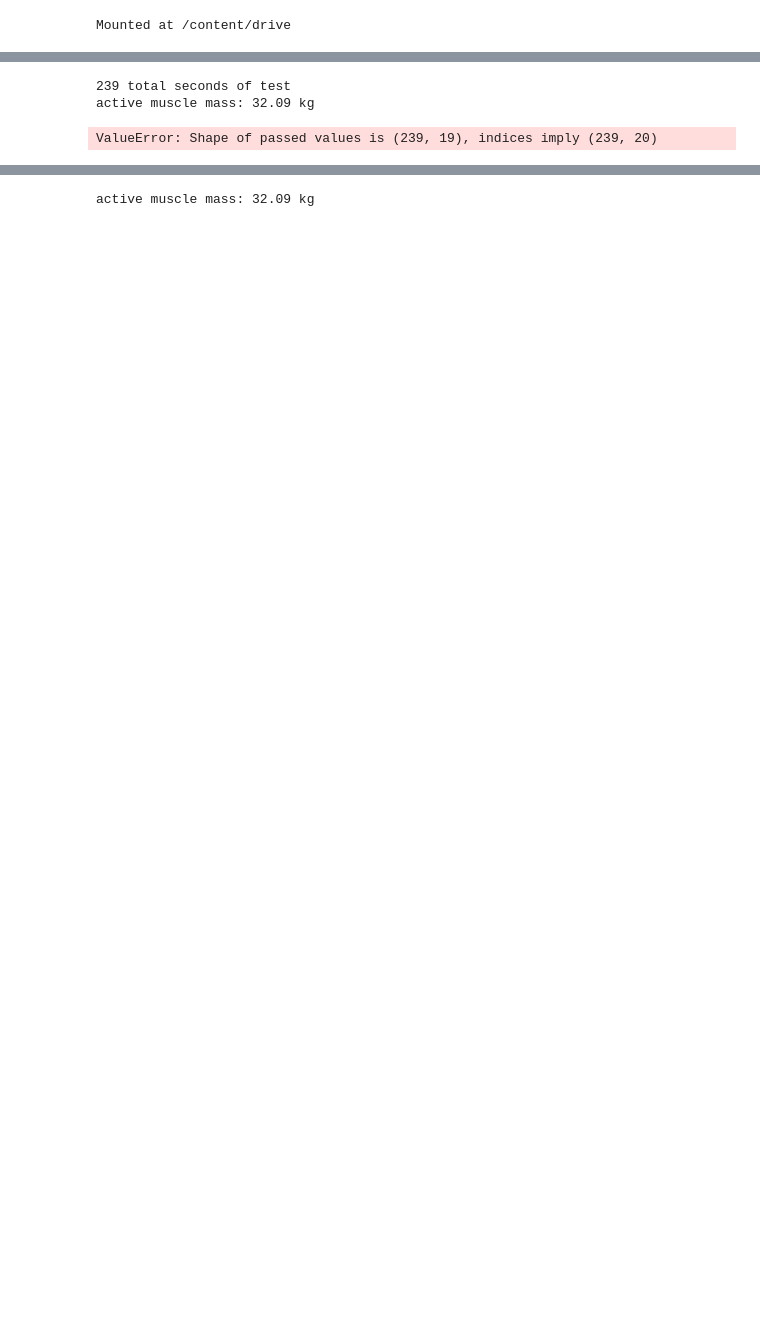
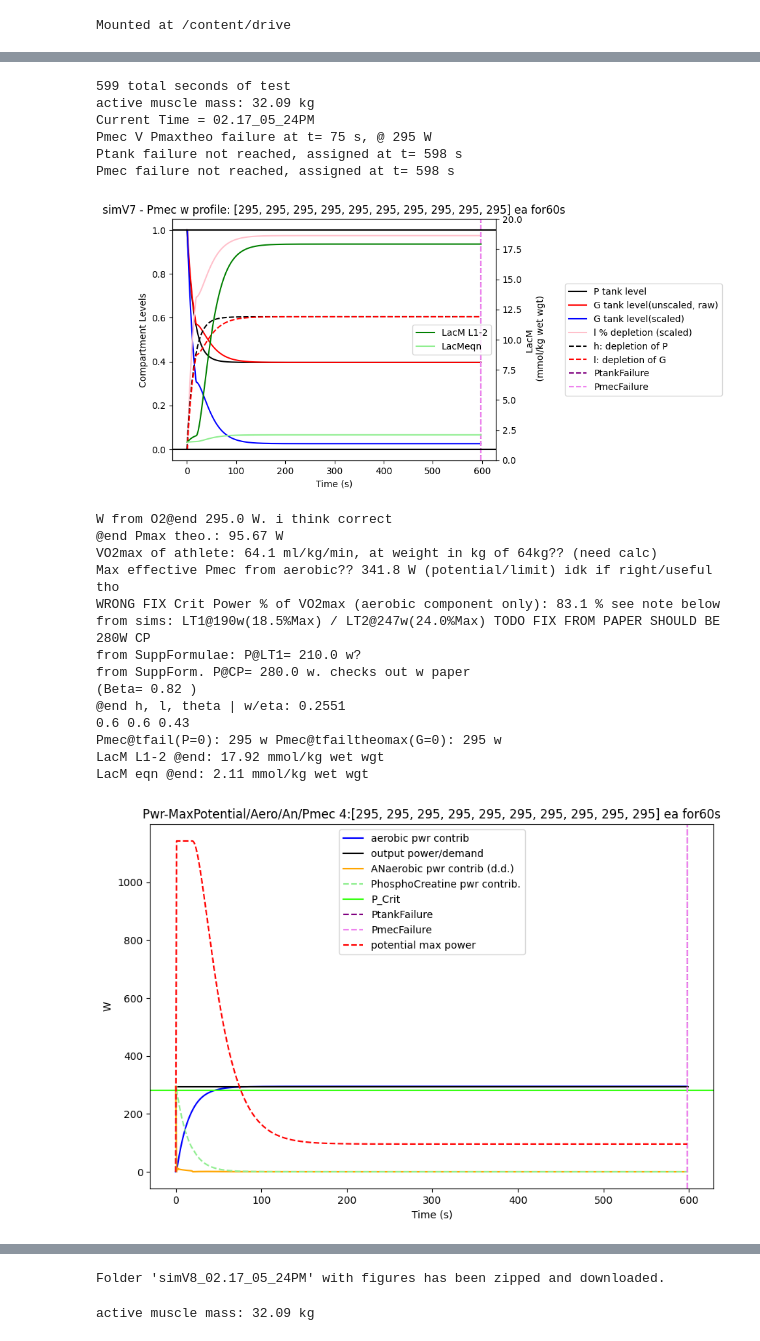
Before and after one commit to Emberflurry/Boillet_DT_Sim_v1, a Jupyter notebook: boilletmain_setup2_sanitized.ipynb, the cells around one changed output, grey strips where cells are left out. Saved outputs shown, nothing was run; the diff lists cells and outputs as text; code cells hidden in the pictures; blank space fills up the shorter version.

```diff
--- a/boilletmain_setup2_sanitized.ipynb
+++ b/boilletmain_setup2_sanitized.ipynb
@@ -125,8 +125,8 @@ P_height = 1
 #numbers = [400,500]
 #numbers = [170,210,250,280,320,400,500]
 numbers = [200,200,200]
-numbers = [224,224,224,224]
-#numbers = [295,295,295,295,295,295,295,295,295,295]
+#numbers = [224,224,224,224]
+numbers = [295,295,295,295,295,295,295,295,295,295]
 reps = 60
 repeated_numbers = np.repeat(numbers, reps)
 repeated_list = repeated_numbers.tolist()
@@ -142,11 +142,11 @@ m_muscle = 1000 * AP / (C3 * PCmax)
 print('active muscle mass:',round(m_muscle,2),'kg')
 
 dl_dt_init = 0 #given in suppP1
-df1 = pd.DataFrame(np.zeros((duration, 19)),
+df1 = pd.DataFrame(np.zeros((duration, 21)),
                    columns=['h', 'l', 'Pmec', 'Pphys', 'P', 'G','Po2','Pmaxtheo',
                             'Failure',"G %(rel.)",'Lreal','LacM','LacM_eqn',
                             'VO2_eqn','VO2_eqn_adj','l %(rel.)','LacM_lrel',
-                            'dl_dt','dh_dt','PC'])
+                            'dl_dt','dh_dt','PC','Ppc'])
 df1.loc[0, 'h'] = h_init
 df1.loc[0, 'l'] = l_init
 df1.loc[0,'l %(rel.)'] = l_init #fix to relative?
@@ -277,8 +277,8 @@ for i in range(1, duration):
     dl_dt_rel = l_rel_curr - l_rel_prev
     #Pmax_theo_t_curr = df1.loc[i,'Pmaxtheo']
 
-    df1.loc[i,'PC'] = (h_curr*AP*1000) / (C3*m_muscle)
-
+    df1.loc[i,'PC'] = ((1-h_curr)*AP*1000) / (C3*m_muscle) #in mmol/kg wet weight i think
+    df1.loc[i,'Ppc'] = (df1.loc[i-1,'PC'] - df1.loc[i,'PC']) * m_muscle * C3 * eta #in Watts i think
     ATcor = 11
     AGcor = 28.5
     #AGadd = .05
@@ -417,10 +417,13 @@ plt.show()
 print("W from O2@end",round(df1.loc[duration-1,'Po2'],1),"W. i think correct")
 plt.close()
 
+neongreen = '#39FF14'
 plt.figure(figsize=(10, 6.5))
-plt.plot(df1['Po2'],color='blue',label='aerobic power contrib')
-plt.plot(repeated_list, color='black',label="output power")
-plt.plot(repeated_list[0:-1] - df1['Po2'], color='orange',label='ANaerobic pwr contrib (d.d.)' )
+plt.plot(df1['Po2'],color='blue',label='aerobic pwr contrib')
+plt.plot(repeated_list, color='black',label="output power/demand")
+plt.plot(repeated_list[0:-1] - df1['Po2'] - df1['Ppc'], color='orange',label='ANaerobic pwr contrib (d.d.)' )
+plt.plot(df1['Ppc'],color='lightgreen',linestyle='--',label='PhosphoCreatine pwr contrib.')
+plt.axhline(eta*((1-lamb)/( (1-phi)+(MO/MP)*(1-theta-lamb) ))*MO*1000,color=neongreen,label='P_Crit')
 
 plt.axvline(t_fail, linestyle='--', color='purple', label='PtankFailure')
 plt.axvline(t_fail_maxpwr, linestyle='--', color='violet', label='PmecFailure')
@@ -432,32 +435,51 @@ plt.legend()
 plt.title('Pwr-MaxPotential/Aero/An/Pmec 4:'+ str(numbers) + ' ea for' + str(reps) + 's')
 print("VO2max of athlete:",round((param_c1['MO']*1000)/C1,1), "ml/kg/min, at weight in kg of 64kg?? (need calc)")
 print("Max effective Pmec from aerobic??",
       round(((param_c1['MO']*1000*param_c1['eta']))  ,1),
       "W (potential/limit) idk if right/useful tho") # i think this is correct to show max mech watts from aerobic pwr
 print("WRONG FIX Crit Power % of VO2max (aerobic component only):",
       round(100*param_c1['MO']*(1-param_c1['lamb']),1),"% see note below")
 print("from sims: LT1@190w(18.5%Max) / LT2@247w(24.0%Max) TODO FIX FROM PAPER SHOULD BE 280W CP")
 print('from SuppFormulae: P@LT1=',round(1000*eta*MO*(theta/(1-phi)),1),"w?")
 print('from SuppForm. P@CP=',round(eta*((1-lamb)/( (1-phi)+(MO/MP)*(1-theta-lamb) ))*MO*1000,1),'w. checks out w paper')
 print('(Beta=',round((1-lamb)/( (1-phi)+(MO/MP)*(1-theta-lamb) ),2),')')
 print('@end h, l, theta | w/eta:',str(eta))
 print(round(df1.loc[duration-1,'h'],2),round(df1.loc[duration-1,'l'],2),param_c1['theta'])
 print('Pmec@tfail(P=0):',repeated_list[t_fail],'w','Pmec@tfailtheomax(G=0):',repeated_list[t_fail_maxpwr],'w')
 print('LacM L1-2 @end:',round(df1.loc[duration-1,'LacM'],2),'mmol/kg wet wgt')
 print('LacM eqn @end:',round(df1.loc[duration-1,'LacM_eqn'],2),'mmol/kg wet wgt')
 plt.savefig(power_filename)
 plt.show()
 plt.close()
 #depr files.download(power_filename)
 #depr files.download(tank_filename)
 
 zip_filename = f"/content/{folder_name}.zip"
 shutil.make_archive(output_folder, 'zip', output_folder)
 # Step 6: Download the zipped folder to your computer
 from google.colab import files
 files.download(zip_filename)
 print(f"Folder '{folder_name}' with figures has been zipped and downloaded.")
 # %% [output]
-239 total seconds of test
+599 total seconds of test
 active muscle mass: 32.09 kg
+Current Time = 02.17_05_24PM
+Pmec V Pmaxtheo failure at t= 75 s, @ 295 W
+Ptank failure not reached, assigned at t= 598 s
+Pmec failure not reached, assigned at t= 598 s
+[figure, added]
-ValueError: Shape of passed values is (239, 19), indices imply (239, 20)
+W from O2@end 295.0 W. i think correct
+@end Pmax theo.: 95.67 W
+VO2max of athlete: 64.1 ml/kg/min, at weight in kg of 64kg?? (need calc)
+Max effective Pmec from aerobic?? 341.8 W (potential/limit) idk if right/useful tho
+WRONG FIX Crit Power % of VO2max (aerobic component only): 83.1 % see note below
+from sims: LT1@190w(18.5%Max) / LT2@247w(24.0%Max) TODO FIX FROM PAPER SHOULD BE 280W CP
+from SuppFormulae: P@LT1= 210.0 w?
+from SuppForm. P@CP= 280.0 w. checks out w paper
+(Beta= 0.82 )
+@end h, l, theta | w/eta: 0.2551
+0.6 0.6 0.43
+Pmec@tfail(P=0): 295 w Pmec@tfailtheomax(G=0): 295 w
+LacM L1-2 @end: 17.92 mmol/kg wet wgt
+LacM eqn @end: 2.11 mmol/kg wet wgt
+[figure, added]
@@ -464,3 +488,4 @@ ValueError: Shape of passed values is (239, 19), indices imply (239, 20)
+Folder 'simV8_02.17_05_24PM' with figures has been zipped and downloaded.
 # %%
 PCmax = 20 # mmol/kg w.wgt.
 m_muscle = 1000 * AP / (C3 * PCmax)
```
Also changed, not shown: parts of 5 cells of this notebook.
